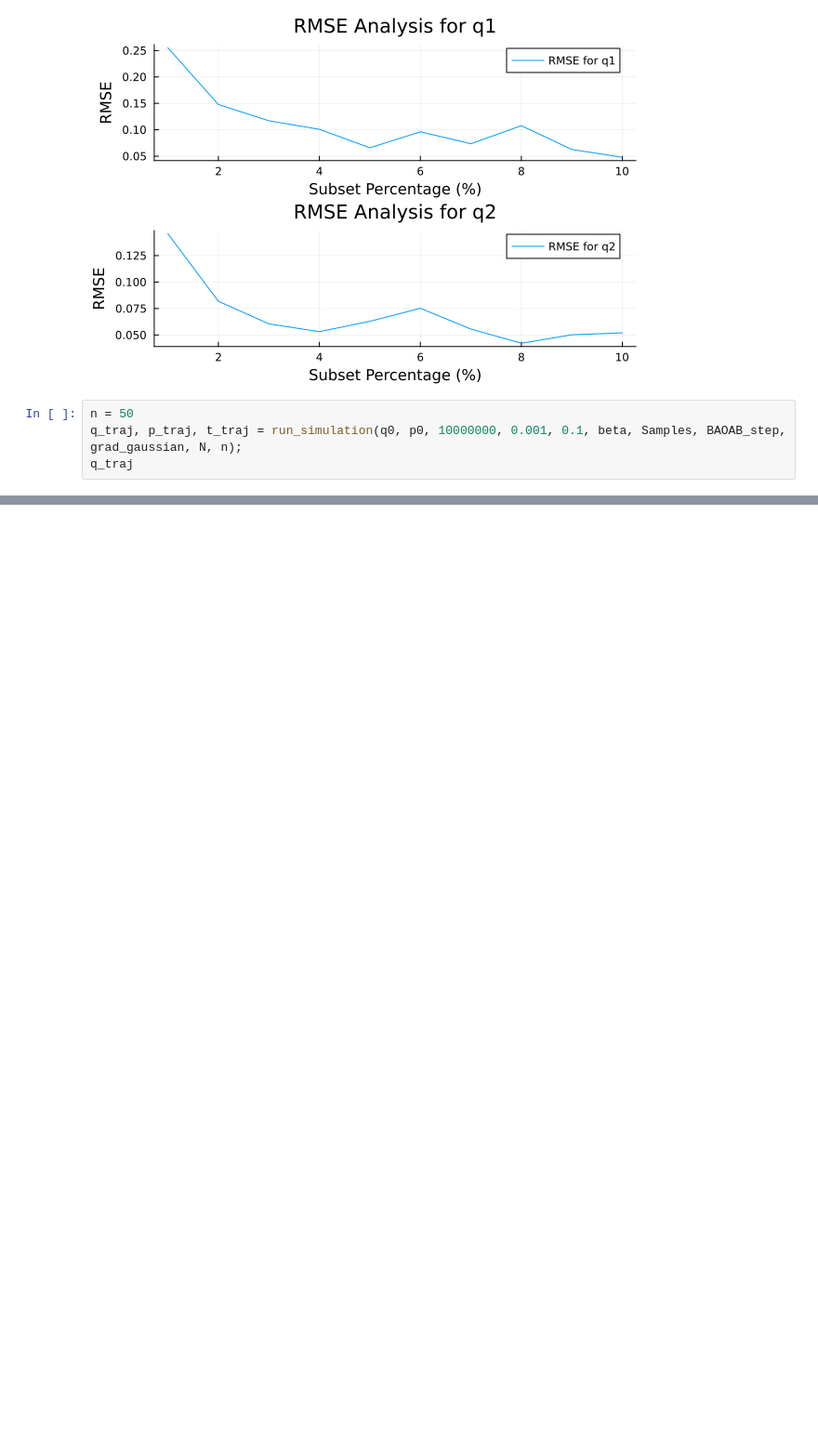
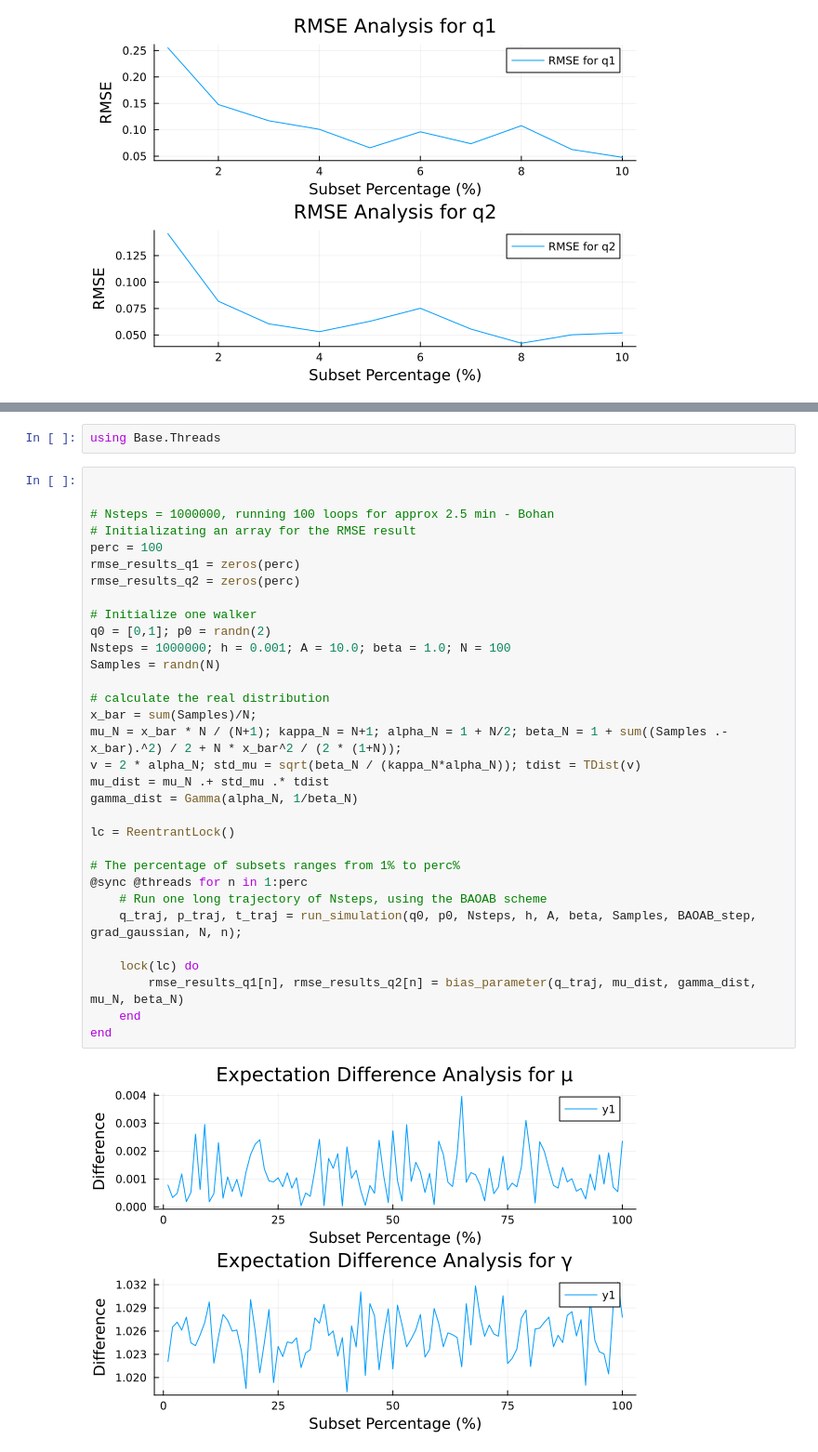
Before and after one commit to will-r-smith/Stochastic-Gradient-Langevin-Dynamics, a Jupyter notebook: models/BAOAB.ipynb, the cells around one changed output, grey strips where cells are left out. Shown at 93% size. Saved outputs shown, nothing was run; the diff lists cells and outputs as text; blank space fills up the shorter version.

```diff
--- a/models/BAOAB.ipynb
+++ b/models/BAOAB.ipynb
@@ -373,7 +385,3 @@ combined_plot = plot(p1, p2, layout=layout, legend=:topright)
 display(combined_plot)
 # %% [output]
 [figure]
-# %%
-n = 50
-q_traj, p_traj, t_traj = run_simulation(q0, p0, 10000000, 0.001, 0.1, beta, Samples, BAOAB_step, grad_gaussian, N, n);
-q_traj
@@ -390,0 +446,36 @@ length(n_lst)
+# %%
+using Base.Threads
+# %%
+
+
+# Nsteps = 1000000, running 100 loops for approx 2.5 min - Bohan
+# Initializating an array for the RMSE result
+perc = 100
+rmse_results_q1 = zeros(perc)
+rmse_results_q2 = zeros(perc)
+
+# Initialize one walker
+q0 = [0,1]; p0 = randn(2)
+Nsteps = 1000000; h = 0.001; A = 10.0; beta = 1.0; N = 100
+Samples = randn(N)
+
+# calculate the real distribution
+x_bar = sum(Samples)/N;
+mu_N = x_bar * N / (N+1); kappa_N = N+1; alpha_N = 1 + N/2; beta_N = 1 + sum((Samples .- x_bar).^2) / 2 + N * x_bar^2 / (2 * (1+N));
+v = 2 * alpha_N; std_mu = sqrt(beta_N / (kappa_N*alpha_N)); tdist = TDist(v)
+mu_dist = mu_N .+ std_mu .* tdist
+gamma_dist = Gamma(alpha_N, 1/beta_N)
+
+lc = ReentrantLock()
+
+# The percentage of subsets ranges from 1% to perc%
+@sync @threads for n in 1:perc
+    # Run one long trajectory of Nsteps, using the BAOAB scheme
+    q_traj, p_traj, t_traj = run_simulation(q0, p0, Nsteps, h, A, beta, Samples, BAOAB_step, grad_gaussian, N, n);
+
+    lock(lc) do
+        rmse_results_q1[n], rmse_results_q2[n] = bias_parameter(q_traj, mu_dist, gamma_dist, mu_N, beta_N)
+    end
+end
+# %% [output]
+[figure, added]
```
Also changed, not shown: parts of 20 cells of this notebook.
